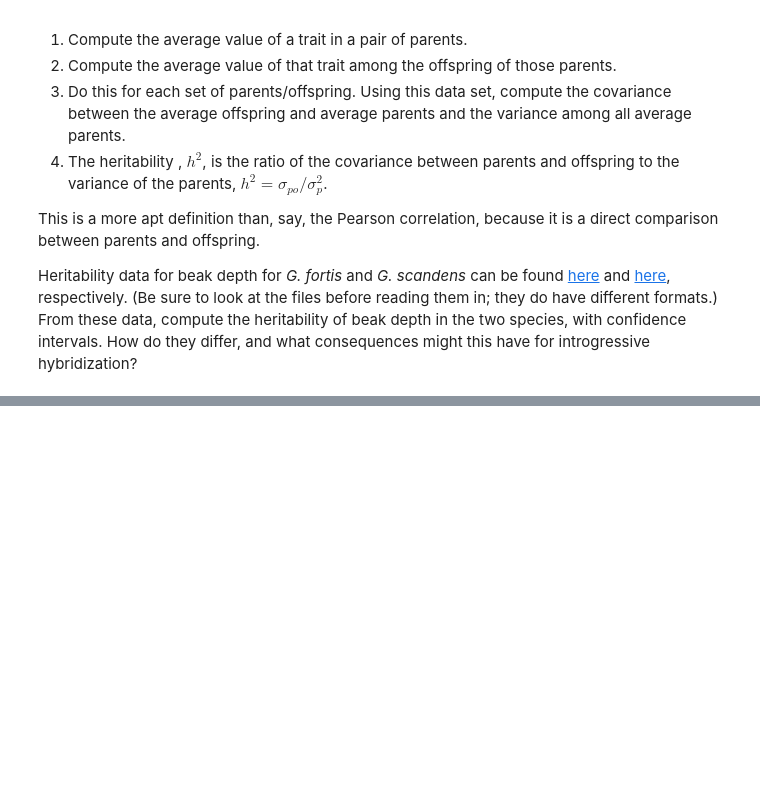
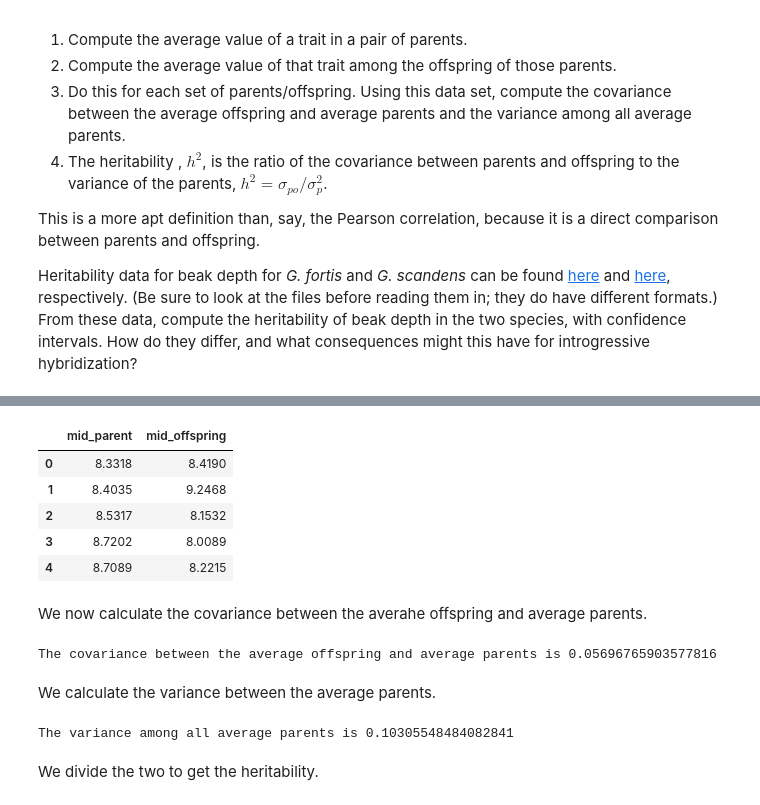
Before and after one commit to heathjohn62/bebi103, a Jupyter notebook: homework/hw5abc.ipynb, the cells around one changed output, grey strips where cells are left out. Saved outputs shown, nothing was run; the diff lists cells and outputs as text; code cells hidden in the pictures; blank space fills up the shorter version.

```diff
--- a/homework/hw5abc.ipynb
+++ b/homework/hw5abc.ipynb
@@ -348,0 +355,28 @@ Heritability data for beak depth for *G. fortis* and *G. scandens* can be found
+# %%
+# Load the data into DataFrame df
+df_scand = pd.read_csv('../data/scandens_beak_depth_heredity.csv', comment = "#")
+
+df_scand.head()
+# %% [output]
+|  | mid_parent | mid_offspring |
+| 0 | 8.3318 | 8.4190 |
+| 1 | 8.4035 | 9.2468 |
+| 2 | 8.5317 | 8.1532 |
+| 3 | 8.7202 | 8.0089 |
+| 4 | 8.7089 | 8.2215 |
+# %% [markdown]
+We now calculate the covariance between the averahe offspring and average parents.
+# %%
+cov_scand = np.cov(df_scand["mid_parent"], df_scand["mid_offspring"])
+print("The covariance between the average offspring and average parents is {}".format(cov_scand[0][1]))
+# %% [output]
+The covariance between the average offspring and average parents is 0.05696765903577816
+# %% [markdown]
+We calculate the variance between the average parents.
+# %%
+var_scand = np.var(df_scand["mid_parent"])
+print("The variance among all average parents is {}".format(var_scand))
+# %% [output]
+The variance among all average parents is 0.10305548484082841
+# %% [markdown]
+We divide the two to get the heritability.
```
Also changed, not shown: parts of 24 cells of this notebook.
